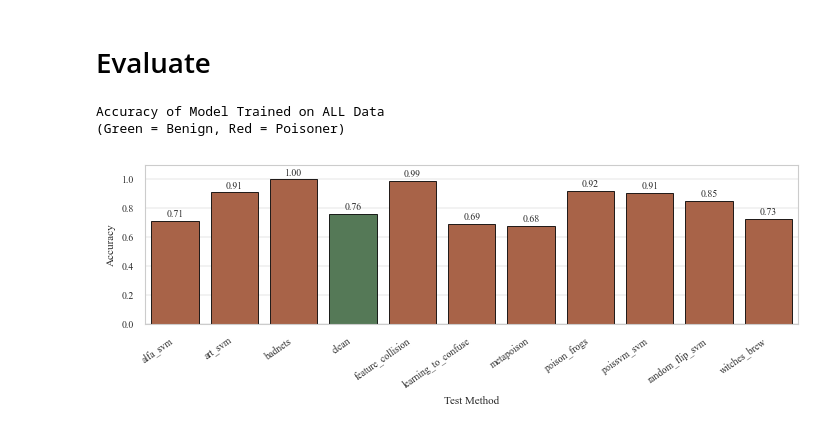
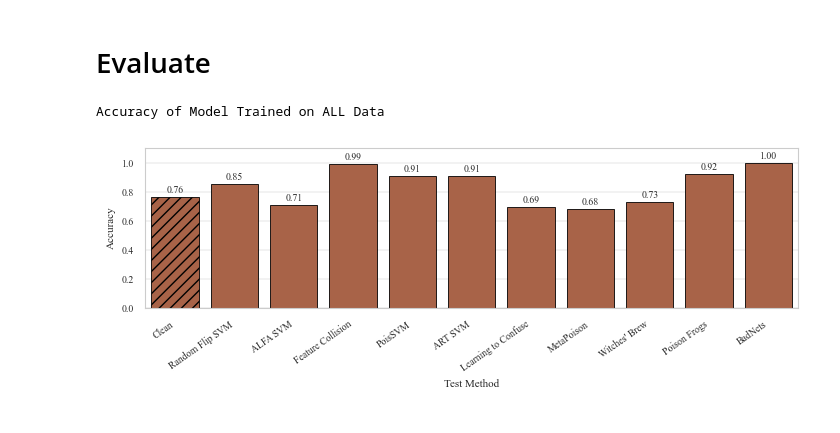
Before and after one commit to wickerlab/diva-2, a Jupyter notebook: diva/detector.ipynb, the cells around one changed output. Saved outputs shown, nothing was run; the diff lists cells and outputs as text; code cells hidden in the pictures.

Commit message:
updated figures for detector.ipynb

```diff
--- a/diva/detector.ipynb
+++ b/diva/detector.ipynb
@@ -8,7 +8,7 @@ import seaborn as sns
 from matplotlib.colors import LinearSegmentedColormap
 from sklearn.model_selection import GroupShuffleSplit
 from sklearn.metrics import roc_curve, auc, accuracy_score
-from tabpfn import TabPFNClassifier
+# from tabpfn import TabPFNClassifier
 import joblib
 
 PAPER_FIGSIZE_COL = (3.45, 2.35)
@@ -65,6 +65,21 @@ METHOD_ORDER = [
     "badnets",
 ]
 METHOD_DISPLAY_ORDER = [METHOD_DISPLAY_NAMES[m] for m in METHOD_ORDER if m in METHOD_DISPLAY_NAMES]
+METHOD_HATCHES = {
+    "clean": "///",
+    "all_data": "///",
+    "loao": "\\\\\\\\",
+    "global": "xx",
+}
+
+def display_method_name(method):
+    return METHOD_DISPLAY_NAMES.get(method, str(method).replace("_", " ").title())
+
+def ordered_methods(methods, include_clean=True):
+    method_set = set(methods)
+    ordered = [m for m in METHOD_ORDER if m in method_set and (include_clean or m != "clean")]
+    ordered += sorted(m for m in method_set if m not in ordered and (include_clean or m != "clean"))
+    return ordered
 
 sns.set_theme(style="whitegrid", context="paper", rc=PAPER_PLOT_RC)
 plt.rcParams.update(PAPER_PLOT_RC)
@@ -349,39 +366,41 @@ Results successfully loaded from results\detector_checkpoint.pkl. You can now ru
 # %%
 # --- Accuracy on All Methods (Poisoners + Clean/Noise) ---
 method_accs_all = []
-for method in all_methods:
+for method in ordered_methods(all_methods):
     mask = preds_all_train['Method'] == method
     if mask.sum() > 0:
         acc = accuracy_score(preds_all_train.loc[mask, 'Is_Poisoned'], preds_all_train.loc[mask, 'Prediction'])
-        method_accs_all.append({'Method': method, 'Accuracy': acc})
+        method_accs_all.append({'Method': method, 'Method_Display': display_method_name(method), 'Accuracy': acc})
 
 df_accs_all = pd.DataFrame(method_accs_all)
 
-print("Accuracy of Model Trained on ALL Data\n(Green = Benign, Red = Poisoner)")
+print("Accuracy of Model Trained on ALL Data")
 
-# Custom palette: Green for benign datasets, Red for poisoners
-custom_palette = {m: PAPER_COLOR_CLEAN if m =='clean' else PAPER_COLOR_COMPARE for m in df_accs_all['Method']}
+custom_palette = {m: PAPER_COLOR_COMPARE for m in df_accs_all['Method_Display']}
 
 fig_all, ax_all = plt.subplots(figsize=PAPER_FIGSIZE_WIDE)
-sns.barplot(data=df_accs_all, x='Method', y='Accuracy', ax=ax_all, palette=custom_palette, hue='Method', legend=False, edgecolor='black', linewidth=0.6)
+sns.barplot(data=df_accs_all, x='Method_Display', y='Accuracy', ax=ax_all, palette=custom_palette, hue='Method_Display', legend=False, edgecolor='black', linewidth=0.6)
+for patch, method in zip(ax_all.patches, df_accs_all['Method']):
+    if method == 'clean':
+        patch.set_hatch(METHOD_HATCHES['clean'])
 ax_all.set_ylim(0, 1.1)
 ax_all.set_ylabel("Accuracy")
 ax_all.set_xlabel("Test Method")
-ax_all.set_xticklabels(ax_all.get_xticklabels(), rotation=35, ha='right')
+ax_all.set_xticks(range(len(df_accs_all)))
+ax_all.set_xticklabels(df_accs_all['Method_Display'], rotation=35, ha='right')
 
 # Annotate exact accuracy on top of the bars
 for p in ax_all.patches:
     ax_all.annotate(f"{p.get_height():.2f}",
                     (p.get_x() + p.get_width() / 2., p.get_height()),
                     ha='center', va='center', xytext=(0, 5),
                     textcoords='offset points', fontsize=7)
 
 plt.tight_layout()
 fig_all.savefig(os.path.join(plots_dir, "accuracy_all_train_per_method.png"), dpi=300)
 # %% [output]
 Accuracy of Model Trained on ALL Data
-(Green = Benign, Red = Poisoner)
-[figure, old version]
+[figure, new version]
 # %%
 """
 Standardized single horizontal bar plot (vertical figure) containing:
```
Also changed, not shown: parts of 6 cells of this notebook, 1 other file.
